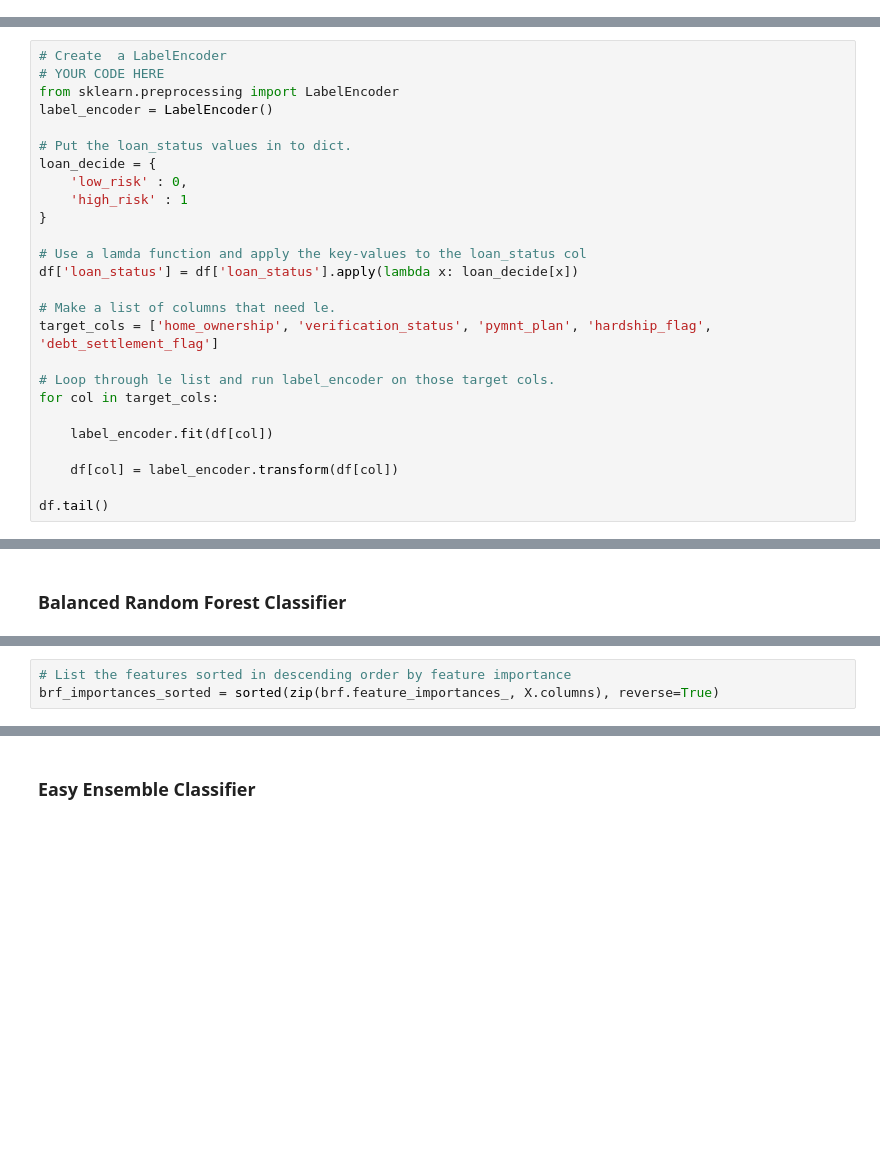
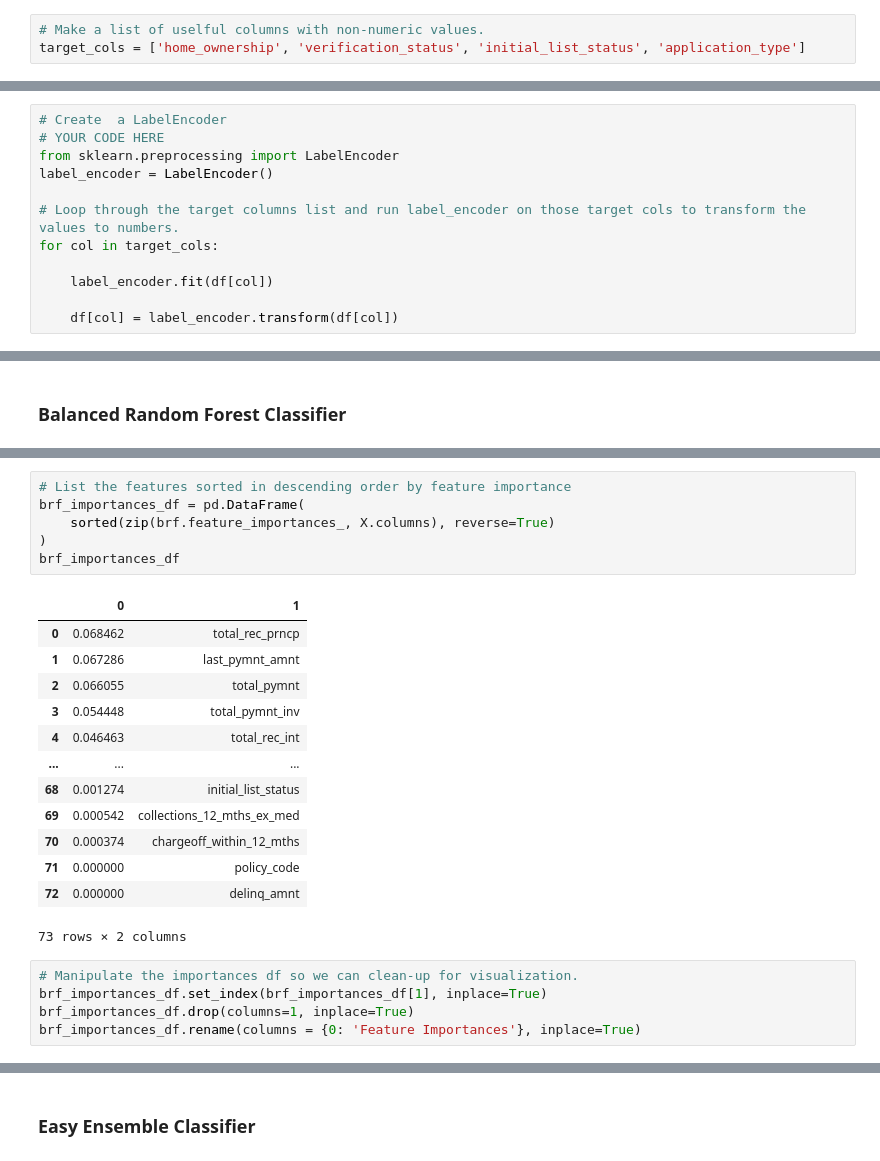
Before and after one commit to jbbees/Fintech_BC_21, a Jupyter notebook: 11_ML_Risk_Assessment/JAK_credit_risk_ensemble.ipynb, the cells around one changed output, grey strips where cells are left out. Drawn from its saved outputs; the diff is of its cells as text; blank space fills up the shorter version.

```diff
--- a/11_ML_Risk_Assessment/JAK_credit_risk_ensemble.ipynb
+++ b/11_ML_Risk_Assessment/JAK_credit_risk_ensemble.ipynb
@@ -56,3 +73,6 @@ Index(['loan_amnt', 'int_rate', 'installment', 'home_ownership', 'annual_inc',
+# %%
+# Make a list of uselful columns with non-numeric values.
+target_cols = ['home_ownership', 'verification_status', 'initial_list_status', 'application_type']
 # %% [markdown]
 ### Label Encode the non-numeric columns.
 # %%
@@ -61,23 +81,9 @@ Index(['loan_amnt', 'int_rate', 'installment', 'home_ownership', 'annual_inc',
 from sklearn.preprocessing import LabelEncoder
 label_encoder = LabelEncoder()
 
-# Put the loan_status values in to dict.
-loan_decide = {
-    'low_risk' : 0,
-    'high_risk' : 1
-}
-
-# Use a lamda function and apply the key-values to the loan_status col
-df['loan_status'] = df['loan_status'].apply(lambda x: loan_decide[x])
-
-# Make a list of columns that need le.
-target_cols = ['home_ownership', 'verification_status', 'pymnt_plan', 'hardship_flag', 'debt_settlement_flag']
-
-# Loop through le list and run label_encoder on those target cols.
+# Loop through the target columns list and run label_encoder on those target cols to transform the values to numbers.
 for col in target_cols:
 
     label_encoder.fit(df[col])
 
     df[col] = label_encoder.transform(df[col])
-
-df.tail()
@@ -195,3 +211,25 @@ print(classification_report_imbalanced(y_test, y_pred_brf))
 # %%
 # List the features sorted in descending order by feature importance
-brf_importances_sorted = sorted(zip(brf.feature_importances_, X.columns), reverse=True)
+brf_importances_df = pd.DataFrame(
+    sorted(zip(brf.feature_importances_, X.columns), reverse=True)
+)
+brf_importances_df
+# %% [output]
+|  | 0 | 1 |
+| 0 | 0.068462 | total_rec_prncp |
+| 1 | 0.067286 | last_pymnt_amnt |
+| 2 | 0.066055 | total_pymnt |
+| 3 | 0.054448 | total_pymnt_inv |
+| 4 | 0.046463 | total_rec_int |
+| ... | ... | ... |
+| 68 | 0.001274 | initial_list_status |
+| 69 | 0.000542 | collections_12_mths_ex_med |
+| 70 | 0.000374 | chargeoff_within_12_mths |
+| 71 | 0.000000 | policy_code |
+| 72 | 0.000000 | delinq_amnt |
+73 rows × 2 columns
+# %%
+# Manipulate the importances df so we can clean-up for visualization.
+brf_importances_df.set_index(brf_importances_df[1], inplace=True)
+brf_importances_df.drop(columns=1, inplace=True)
+brf_importances_df.rename(columns = {0: 'Feature Importances'}, inplace=True)
```
Also changed, not shown: parts of 33 cells of this notebook, 1 other file.
